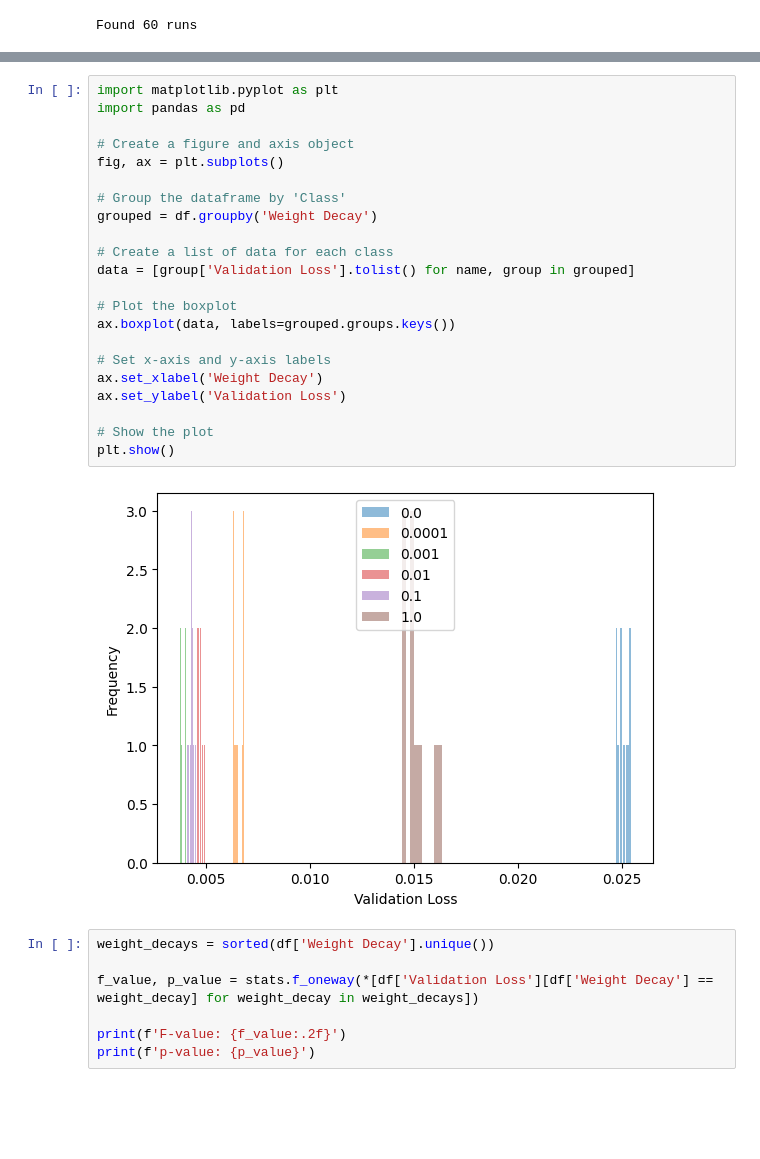
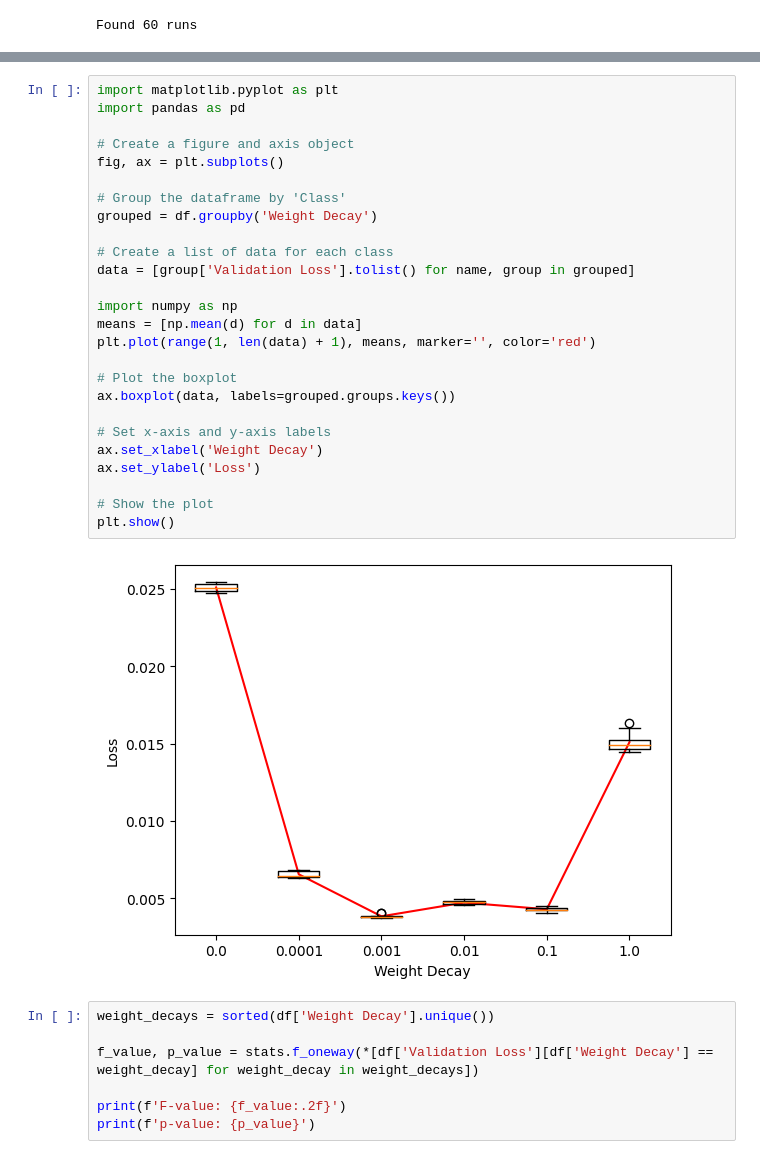
Before and after one commit to pleask/ALMI, a Jupyter notebook: analysis.ipynb, the cells around one changed output, grey strips where cells are left out. Saved outputs shown, nothing was run; the diff lists cells and outputs as text; blank space fills up the shorter version.

```diff
--- a/analysis.ipynb
+++ b/analysis.ipynb
@@ -29,27 +107,31 @@ p-value: 6.647503941303006e-76
 # %%
 import matplotlib.pyplot as plt
 import pandas as pd
 
 # Create a figure and axis object
 fig, ax = plt.subplots()
 
 # Group the dataframe by 'Class'
 grouped = df.groupby('Weight Decay')
 
 # Create a list of data for each class
 data = [group['Validation Loss'].tolist() for name, group in grouped]
 
+import numpy as np
+means = [np.mean(d) for d in data]
+plt.plot(range(1, len(data) + 1), means, marker='', color='red')
+
 # Plot the boxplot
 ax.boxplot(data, labels=grouped.groups.keys())
 
 # Set x-axis and y-axis labels
 ax.set_xlabel('Weight Decay')
-ax.set_ylabel('Validation Loss')
+ax.set_ylabel('Loss')
 
 # Show the plot
 plt.show()
 # %% [output]
-[figure, old version]
+[figure, new version]
 # %%
 weight_decays = sorted(df['Weight Decay'].unique())
 
```
Also changed, not shown: parts of 7 cells of this notebook, 5 other files.
